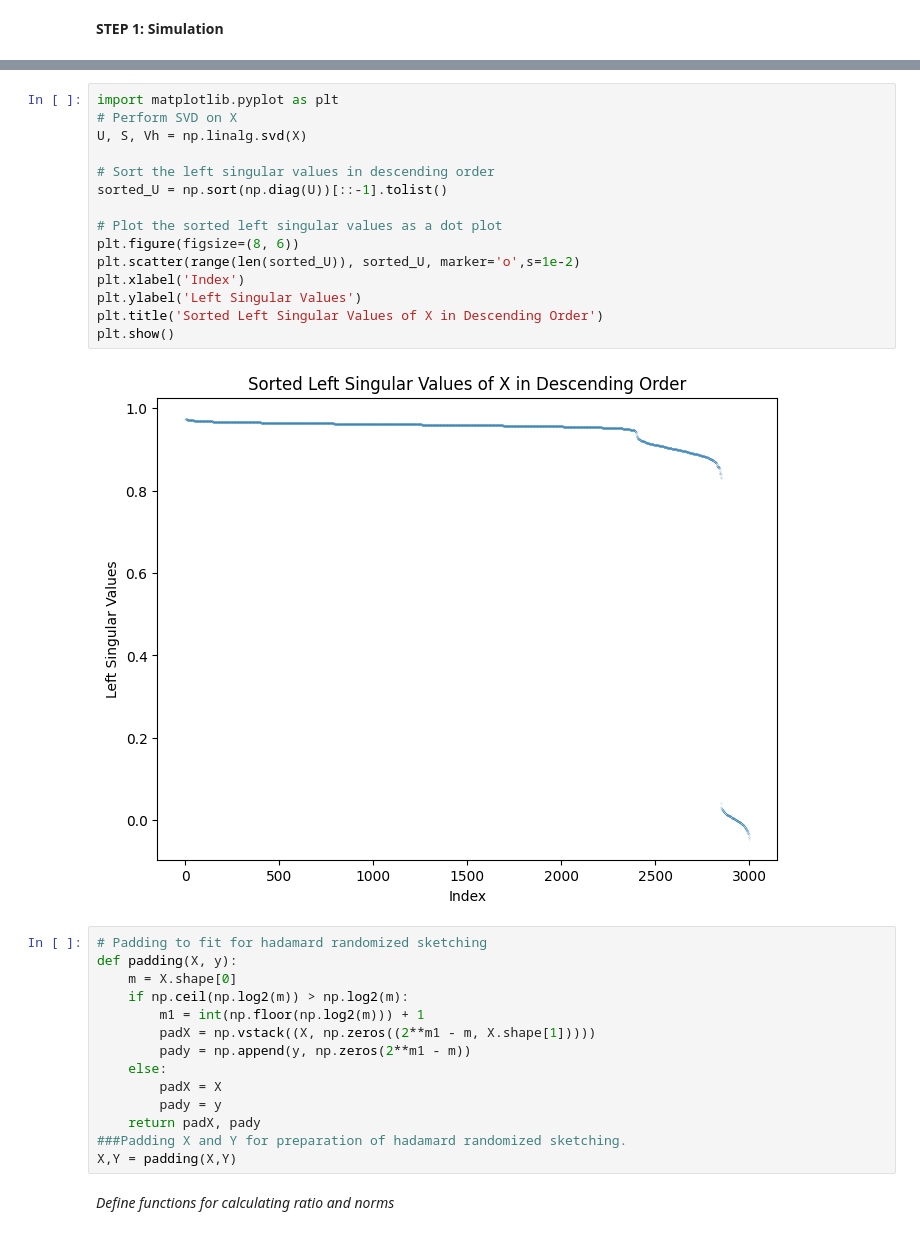
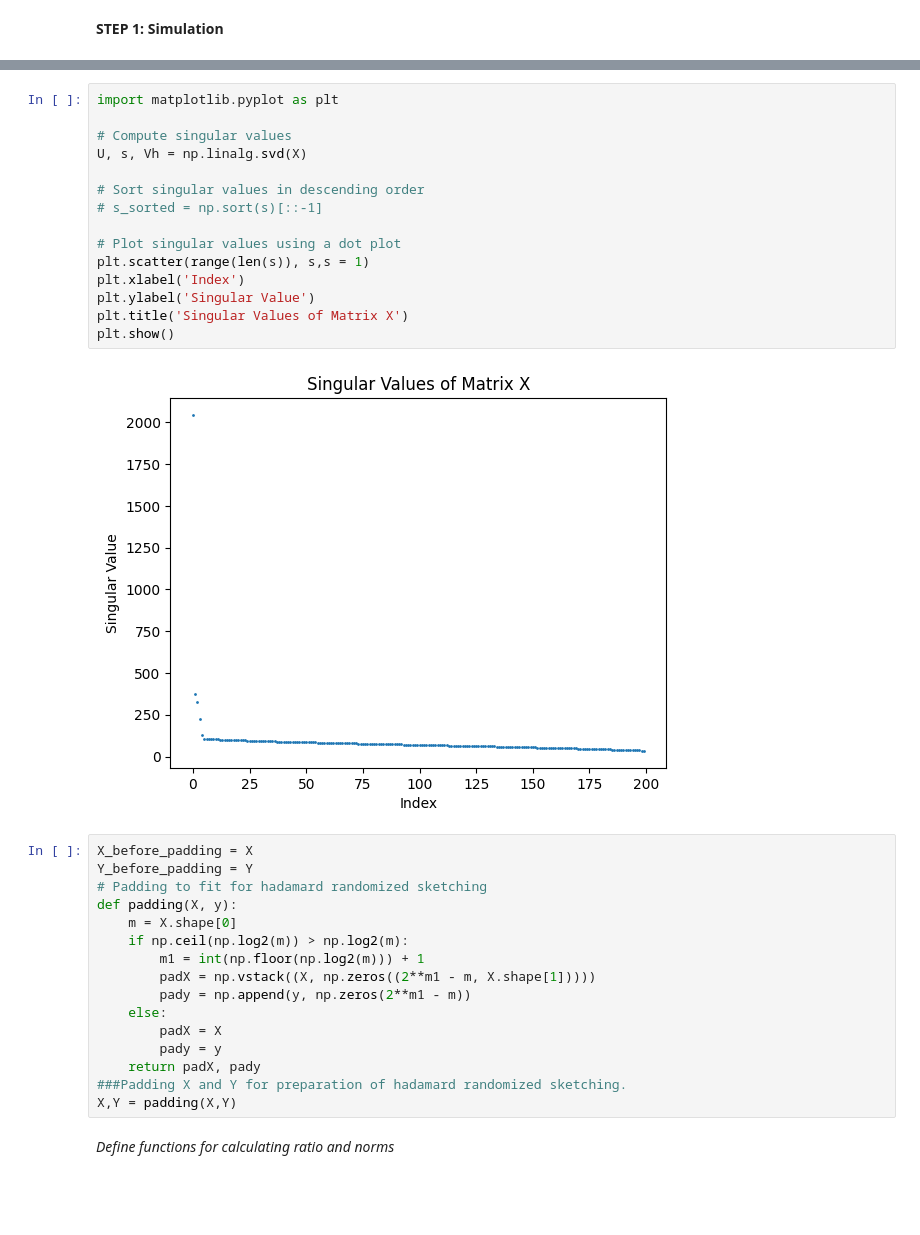
Before and after one commit to FergieLigaLlj/Statistical-Machine-Learning-Research-with-Pro.-Zhang-Zhixiang, a Jupyter notebook: Distributed Sketching for Randomized Optimization in Regression Training/step 2_Randomized Hadamard Sketch vs uniform sampling/UniformExperimentPython.ipynb, the cells around one changed output, grey strips where cells are left out. Cells and saved outputs as stored; diff of their text form; blank space fills up the shorter version.

Commit message:
Plot the singular value and change cov

```diff
--- a/Distributed Sketching for Randomized Optimization in Regression Training/step 2_Randomized Hadamard Sketch vs uniform sampling/UniformExperimentPython.ipynb
+++ b/Distributed Sketching for Randomized Optimization in Regression Training/step 2_Randomized Hadamard Sketch vs uniform sampling/UniformExperimentPython.ipynb
@@ -98,21 +110,23 @@ The mean of each component is:
 # %%
 import matplotlib.pyplot as plt
-# Perform SVD on X
-U, S, Vh = np.linalg.svd(X)
 
-# Sort the left singular values in descending order
-sorted_U = np.sort(np.diag(U))[::-1].tolist()
+# Compute singular values
+U, s, Vh = np.linalg.svd(X)
 
-# Plot the sorted left singular values as a dot plot
-plt.figure(figsize=(8, 6))
-plt.scatter(range(len(sorted_U)), sorted_U, marker='o',s=1e-2)
+# Sort singular values in descending order
+# s_sorted = np.sort(s)[::-1]
+
+# Plot singular values using a dot plot
+plt.scatter(range(len(s)), s,s = 1)
 plt.xlabel('Index')
-plt.ylabel('Left Singular Values')
-plt.title('Sorted Left Singular Values of X in Descending Order')
+plt.ylabel('Singular Value')
+plt.title('Singular Values of Matrix X')
 plt.show()
 # %% [output]
-[figure, old version]
+[figure, new version]
 # %%
+X_before_padding = X
+Y_before_padding = Y
 # Padding to fit for hadamard randomized sketching
 def padding(X, y):
     m = X.shape[0]
```
Also changed, not shown: parts of 5 cells of this notebook.
